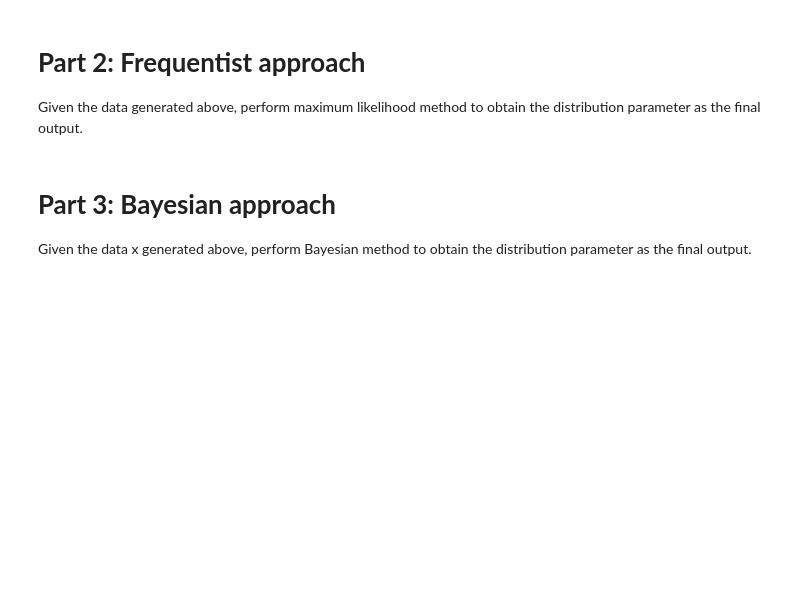
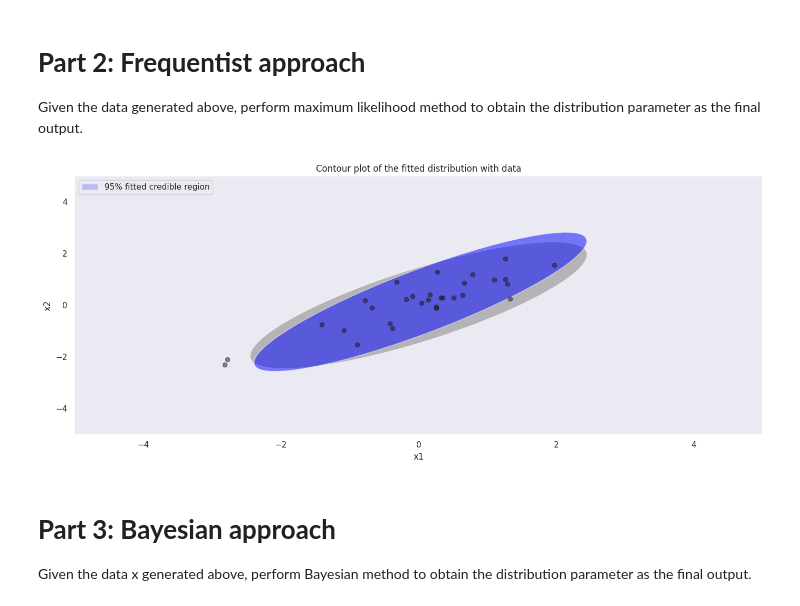
Before and after one commit to Kidkudos77/personalportfolio, a Jupyter notebook: Chapter2_Inference_Multivariate_Normal_Data_cls_update.ipynb, the cells around one changed output. Saved outputs shown, nothing was run; the diff lists cells and outputs as text; code cells hidden in the pictures; blank space fills up the shorter version.

```diff
--- a/Chapter2_Inference_Multivariate_Normal_Data_cls_update.ipynb
+++ b/Chapter2_Inference_Multivariate_Normal_Data_cls_update.ipynb
@@ -86,11 +93,11 @@ IndentationError: unexpected indent (3294137898.py, line 21)
 # %%
 # Let's focus on 0.8 to generate data
 val = 0.8
-Sigma =
-distr =
+Sigma = np.array([[1, val],[val, 1]])
+distr = multivariate_normal(mean=mu, cov=Sigma)
 
 N = 30
-x =
+x = distr.rvs(size=N, random_state=random_seed)
 
 # Now we generate the data x. Next, we will perform analysis on this data.
 # Equivalently speaking, the steps above are like loading data from an data sheet. We just generate data from scratch.
@@ -100,30 +107,32 @@ Given the data generated above, perform maximum likelihood method to obtain the
 # %%
 # maximum likelhood estimates of mu and Sigma
 # MLE of mu is the sample mean of x - Equation (2.18)
 mu_MLE = np.mean(x, axis=0)
 # MLE of Sigma is the sample covariance of x - Equation (2.19)- unbiased version on slide 34
 Sigma_MLE = np.cov(np.transpose(x))
 
 
 ax = plt.subplot(1,1,1)
 # plot the true confidence range
-confidence... 'gray'
+confidence_range(Sigma, mu, 'gray')
 
 # plot the estimated confidence range
-'blue'
+confidence_range(Sigma_MLE, mu_MLE, 'blue')
 
 ax.scatter(x[:, 0], x[:, 1], c='k', alpha=0.5, zorder=11);
 rect = plt.Rectangle((0, 0), 1, 1, fc='blue', alpha=0.2)
 ax.legend([rect], ['95% fitted credible region'], loc=2);
 
 plt.xlabel("x1")
 plt.ylabel("x2")
 plt.xlim(-5, 5)
 plt.ylim(-5, 5)
 plt.title('Contour plot of the fitted distribution with data')
 
 plt.tight_layout()
 plt.show()
+# %% [output]
+[figure, added]
 # %% [markdown]
 # **Part 3: Bayesian approach**
 Given the data x generated above, perform Bayesian method to obtain the distribution parameter as the final output.
```
Also changed, not shown: parts of 9 cells of this notebook.
